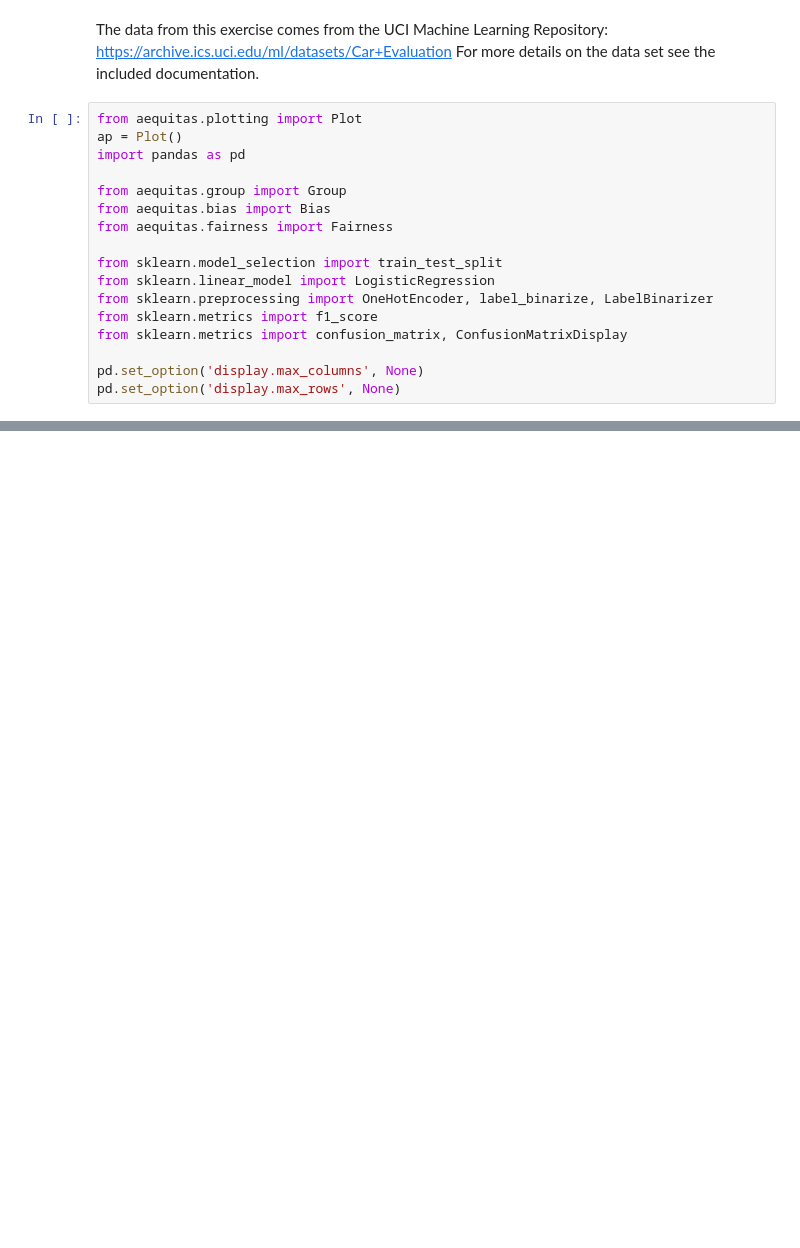
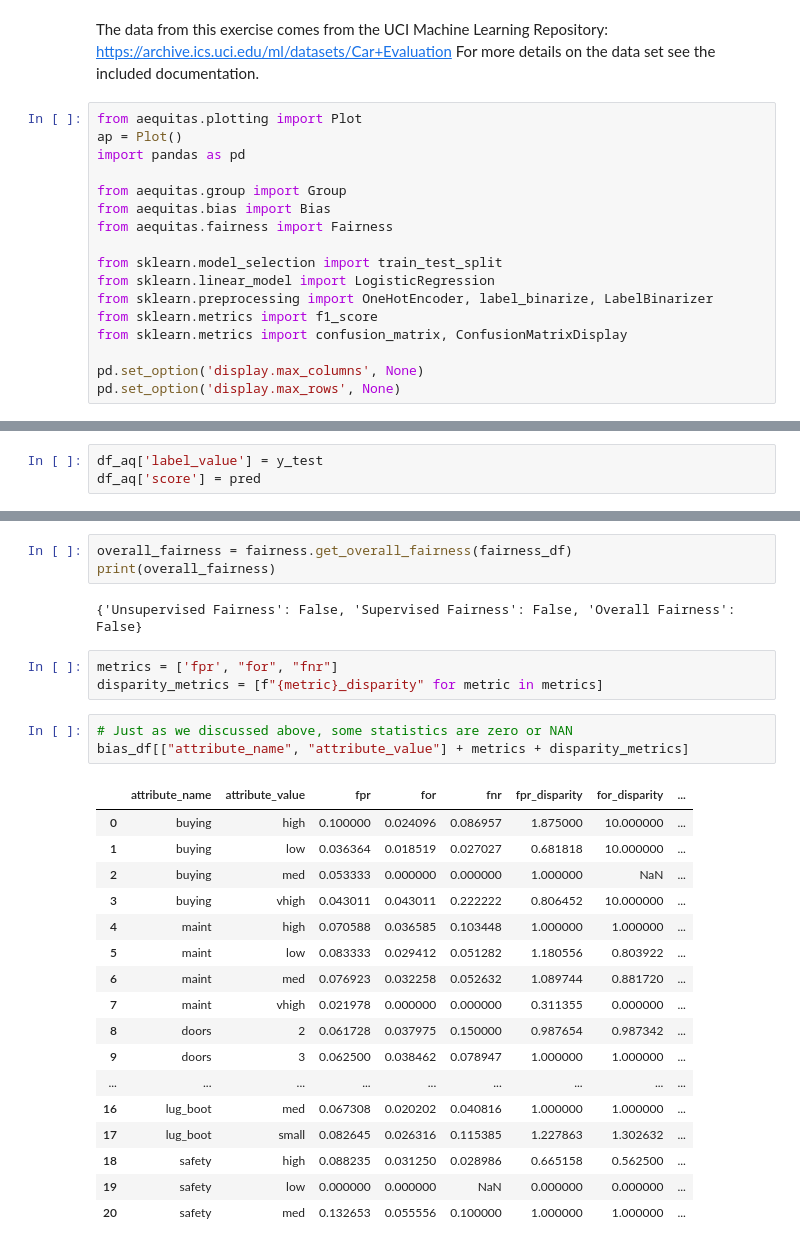
Before and after one commit to nikohunt/udacity-aequitas-exercise, a Jupyter notebook: car_aequitas.ipynb, the cells around one changed output, grey strips where cells are left out. Cells and saved outputs as stored; diff of their text form; blank space fills up the shorter version.

```diff
--- a/car_aequitas.ipynb
+++ b/car_aequitas.ipynb
@@ -33,0 +71,3 @@ KeyError: 'car'
+# %%
+df_aq['label_value'] = y_test
+df_aq['score'] = pred
@@ -33,0 +143,29 @@ KeyError: 'car'
+# %%
+overall_fairness = fairness.get_overall_fairness(fairness_df)
+print(overall_fairness)
+# %% [output]
+{'Unsupervised Fairness': False, 'Supervised Fairness': False, 'Overall Fairness': False}
+# %%
+metrics = ['fpr', "for", "fnr"]
+disparity_metrics = [f"{metric}_disparity" for metric in metrics]
+# %%
+# Just as we discussed above, some statistics are zero or NAN
+bias_df[["attribute_name", "attribute_value"] + metrics + disparity_metrics]
+# %% [output]
+|  | attribute_name | attribute_value | fpr | for | fnr | fpr_disparity | for_disparity | ... |
+| 0 | buying | high | 0.100000 | 0.024096 | 0.086957 | 1.875000 | 10.000000 | ... |
+| 1 | buying | low | 0.036364 | 0.018519 | 0.027027 | 0.681818 | 10.000000 | ... |
+| 2 | buying | med | 0.053333 | 0.000000 | 0.000000 | 1.000000 | NaN | ... |
+| 3 | buying | vhigh | 0.043011 | 0.043011 | 0.222222 | 0.806452 | 10.000000 | ... |
+| 4 | maint | high | 0.070588 | 0.036585 | 0.103448 | 1.000000 | 1.000000 | ... |
+| 5 | maint | low | 0.083333 | 0.029412 | 0.051282 | 1.180556 | 0.803922 | ... |
+| 6 | maint | med | 0.076923 | 0.032258 | 0.052632 | 1.089744 | 0.881720 | ... |
+| 7 | maint | vhigh | 0.021978 | 0.000000 | 0.000000 | 0.311355 | 0.000000 | ... |
+| 8 | doors | 2 | 0.061728 | 0.037975 | 0.150000 | 0.987654 | 0.987342 | ... |
+| 9 | doors | 3 | 0.062500 | 0.038462 | 0.078947 | 1.000000 | 1.000000 | ... |
+| ... | ... | ... | ... | ... | ... | ... | ... | ... |
+| 16 | lug_boot | med | 0.067308 | 0.020202 | 0.040816 | 1.000000 | 1.000000 | ... |
+| 17 | lug_boot | small | 0.082645 | 0.026316 | 0.115385 | 1.227863 | 1.302632 | ... |
+| 18 | safety | high | 0.088235 | 0.031250 | 0.028986 | 0.665158 | 0.562500 | ... |
+| 19 | safety | low | 0.000000 | 0.000000 | NaN | 0.000000 | 0.000000 | ... |
+| 20 | safety | med | 0.132653 | 0.055556 | 0.100000 | 1.000000 | 1.000000 | ... |
```
Also changed, not shown: parts of 17 cells of this notebook.
